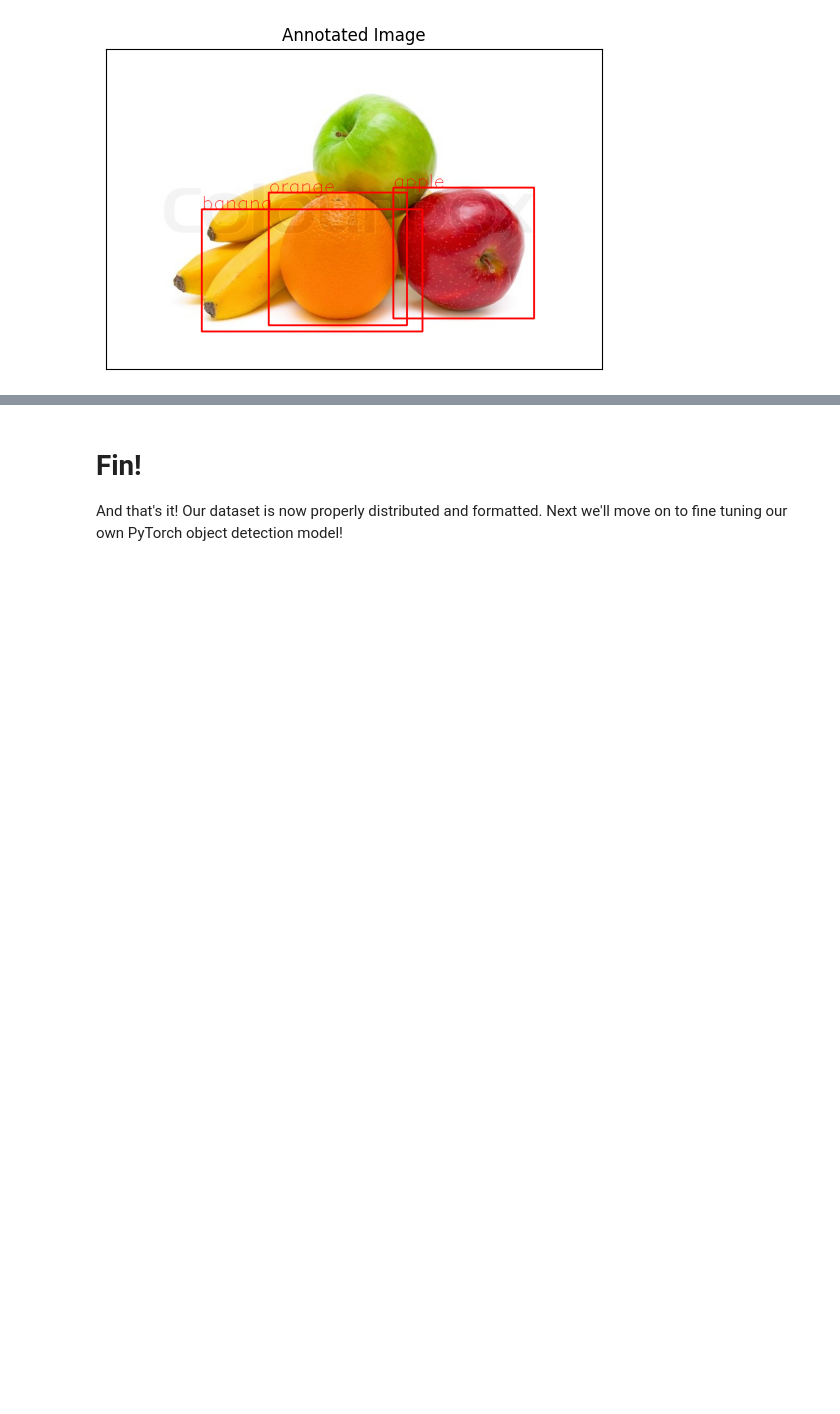
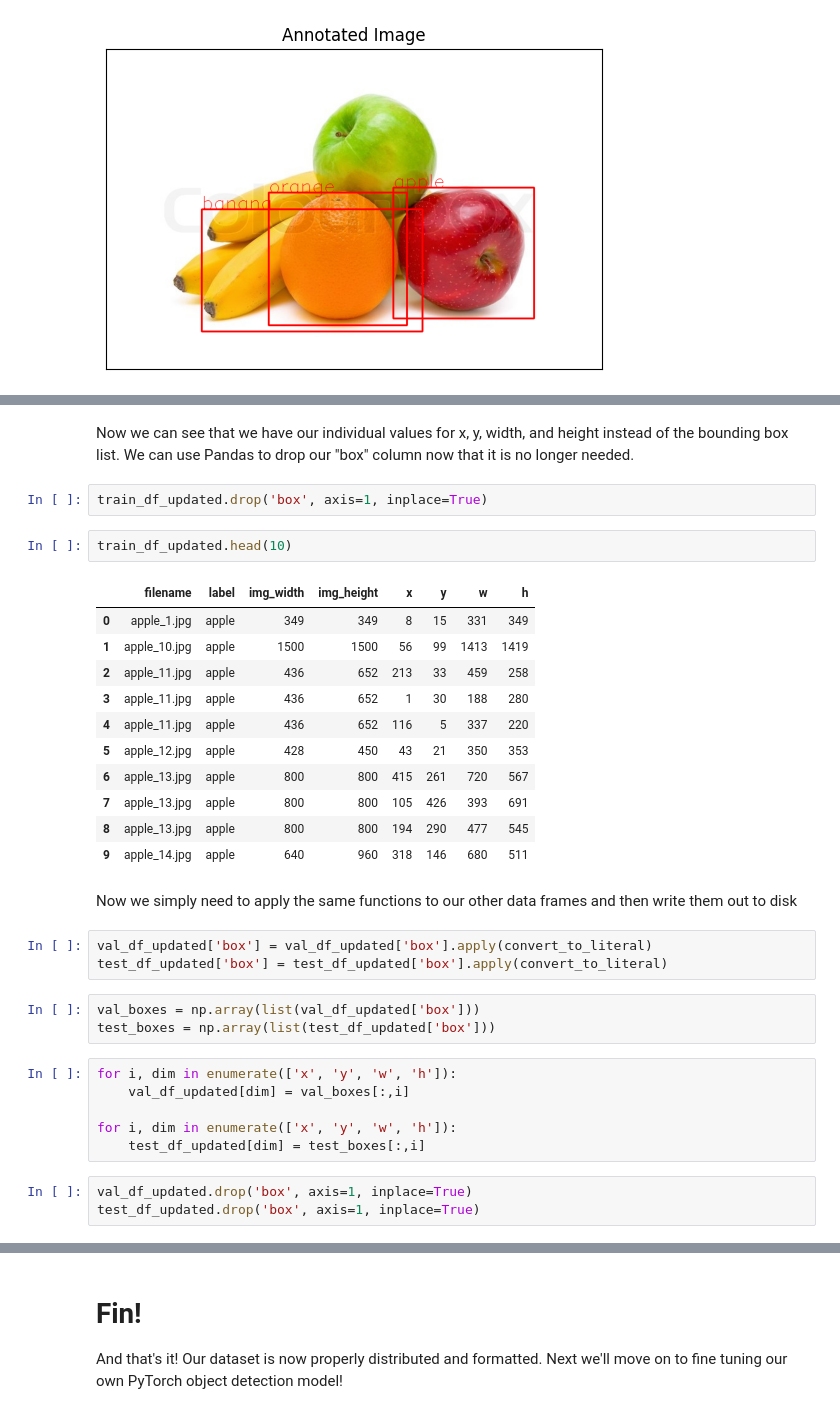
Before and after one commit to jedavis82/od_pt_tutorial, a Jupyter notebook: create_dataset.ipynb, the cells around one changed output, grey strips where cells are left out. Drawn from its saved outputs; the diff is of its cells as text; blank space fills up the shorter version.

```diff
--- a/create_dataset.ipynb
+++ b/create_dataset.ipynb
@@ -376,0 +655,36 @@ banana
+# %% [markdown]
+Now we can see that we have our individual values for x, y, width, and height instead of the bounding box list.
+We can use Pandas to drop our "box" column now that it is no longer needed.
+# %%
+train_df_updated.drop('box', axis=1, inplace=True)
+# %%
+train_df_updated.head(10)
+# %% [output]
+|  | filename | label | img_width | img_height | x | y | w | h |
+| 0 | apple_1.jpg | apple | 349 | 349 | 8 | 15 | 331 | 349 |
+| 1 | apple_10.jpg | apple | 1500 | 1500 | 56 | 99 | 1413 | 1419 |
+| 2 | apple_11.jpg | apple | 436 | 652 | 213 | 33 | 459 | 258 |
+| 3 | apple_11.jpg | apple | 436 | 652 | 1 | 30 | 188 | 280 |
+| 4 | apple_11.jpg | apple | 436 | 652 | 116 | 5 | 337 | 220 |
+| 5 | apple_12.jpg | apple | 428 | 450 | 43 | 21 | 350 | 353 |
+| 6 | apple_13.jpg | apple | 800 | 800 | 415 | 261 | 720 | 567 |
+| 7 | apple_13.jpg | apple | 800 | 800 | 105 | 426 | 393 | 691 |
+| 8 | apple_13.jpg | apple | 800 | 800 | 194 | 290 | 477 | 545 |
+| 9 | apple_14.jpg | apple | 640 | 960 | 318 | 146 | 680 | 511 |
+# %% [markdown]
+Now we simply need to apply the same functions to our other data frames and then write them out to disk
+# %%
+val_df_updated['box'] = val_df_updated['box'].apply(convert_to_literal)
+test_df_updated['box'] = test_df_updated['box'].apply(convert_to_literal)
+# %%
+val_boxes = np.array(list(val_df_updated['box']))
+test_boxes = np.array(list(test_df_updated['box']))
+# %%
+for i, dim in enumerate(['x', 'y', 'w', 'h']):
+    val_df_updated[dim] = val_boxes[:,i]
+
+for i, dim in enumerate(['x', 'y', 'w', 'h']):
+    test_df_updated[dim] = test_boxes[:,i]
+# %%
+val_df_updated.drop('box', axis=1, inplace=True)
+test_df_updated.drop('box', axis=1, inplace=True)
```
Also changed, not shown: parts of 39 cells of this notebook, 2 other files.
